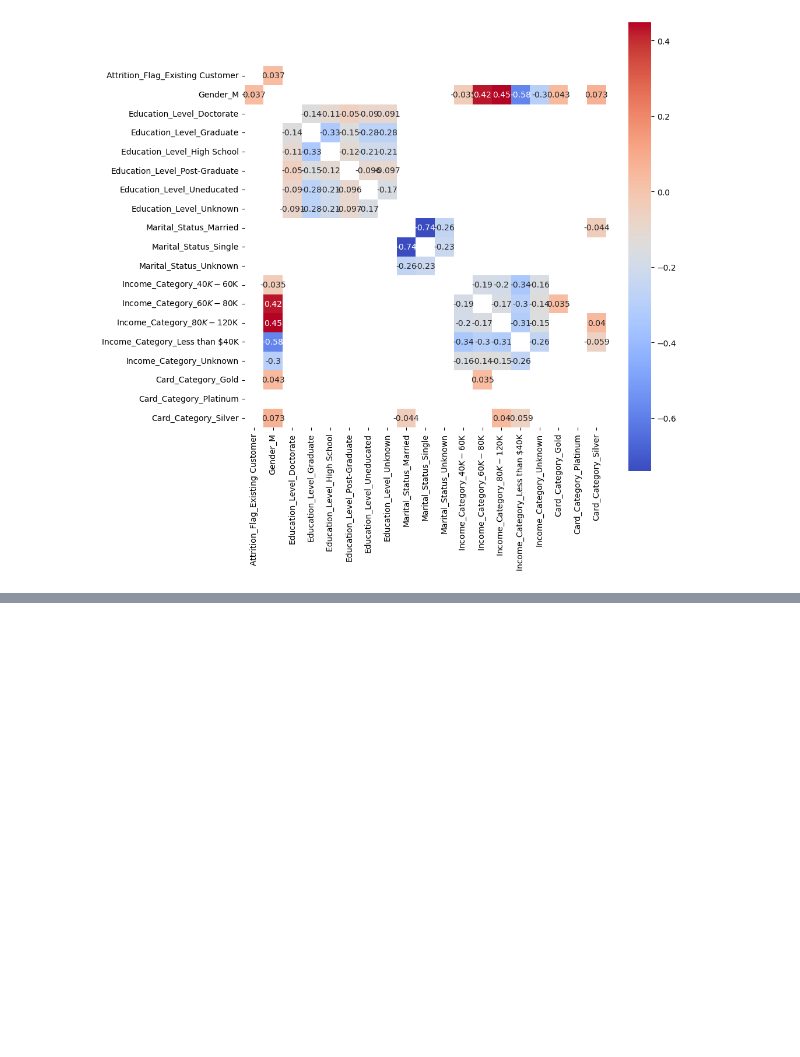
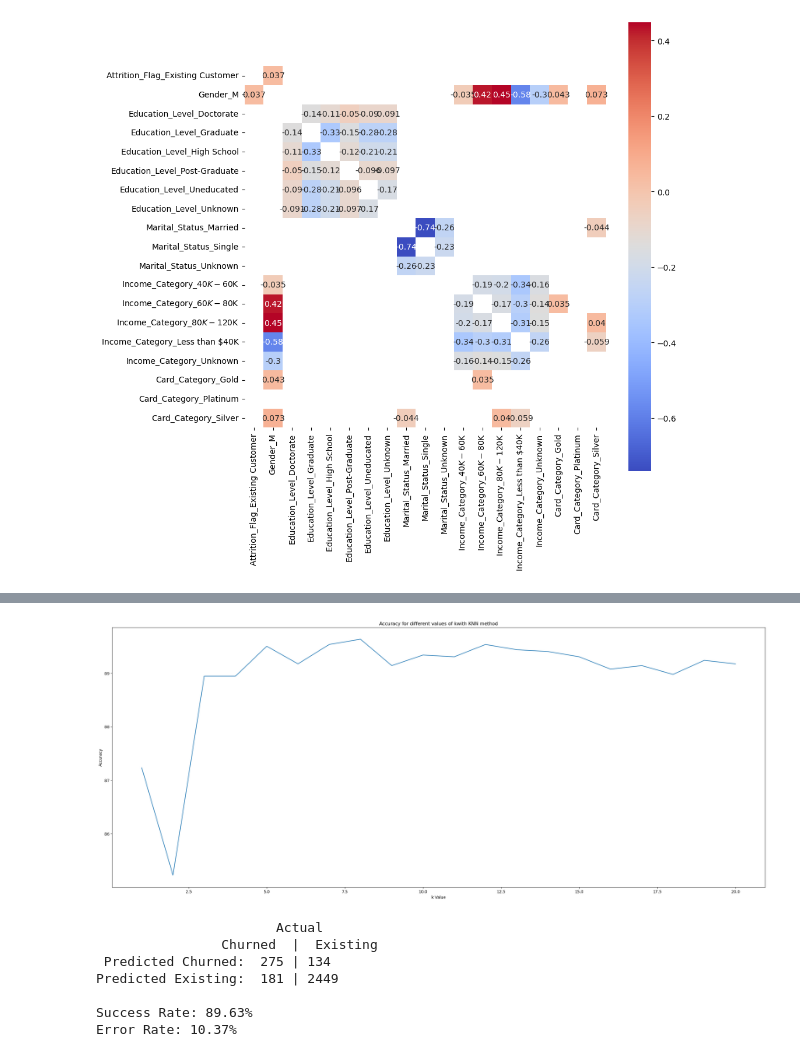
Before and after one commit to andrelopes2001/AA_Project_G6, a Jupyter notebook: code/data/data_analysis.ipynb, the cells around one changed output, grey strips where cells are left out. Saved outputs shown, nothing was run; the diff lists cells and outputs as text; code cells hidden in the pictures; blank space fills up the shorter version.

Commit message:
Classification methods implemented
Logistic Regression, LDA, QDA, Gaussian Naive Bayes and KNN

```diff
--- a/code/data/data_analysis.ipynb
+++ b/code/data/data_analysis.ipynb
@@ -186,0 +306,61 @@ Card_Category_Silver              -0.6786      0.231     -2.935      0.003
+# %%
+from sklearn.neighbors import KNeighborsClassifier
+
+def KNN_fit(X_train, X_test, y_train, y_test, n_neighbors, verbosity=0):
+
+    # Create the KNN model and fit the data to it
+    KNN = KNeighborsClassifier(n_neighbors=n_neighbors)
+    KNN.fit(X_train, y_train)
+
+    # Predict the classification and print the confusion matrix
+    y_pred = KNN.predict(X_test)
+    cm = confusion_matrix(y_test, y_pred)
+    accuracy_val = accuracy_score(y_pred, y_test)*100
+
+    if verbosity == 1:
+        print ('\n' + 'Actual'.rjust(29))
+        print ('{}  |  {}'.format('Churned'.rjust(23),'Existing'))
+        print ('{}:  {} | {}'.format('Predicted Churned'.rjust(18), cm[0,0], cm[1,0]))
+        print ('{}:  {} | {}'.format('Predicted Existing'.rjust(14), cm[0,1], cm[1,1]))
+        # Print success rate
+        print('\nSuccess Rate: {:.2f}%'.format(accuracy_val))
+        print('Error Rate: {:.2f}%'.format((1-accuracy_score(y_test, y_pred))*100))
+
+
+    return KNN, accuracy_val
+
+# Initialize a list to store the accuracies
+accuracies = []
+knn_limit = 20
+
+# Access the custom created KNN function to calculate the accuracy for each number of neighbors
+for i in range(knn_limit):
+    _, accuracy_val = KNN_fit(X_train, X_test, y_train, y_test, n_neighbors=i+1, verbosity=0)
+    accuracies.append(accuracy_val)
+
+# Plot the results
+plt.subplots(figsize=(30, 12))
+plt.plot([i+1 for i in range(knn_limit)], accuracies)
+plt.xlabel('k Value')
+plt.ylabel('Accuracy')
+plt.title('Accuracy for different values of kwith KNN method')
+plt.show()
+
+# Find best K value for KNN model
+max_accuracy = max(accuracies)
+max_index = accuracies.index(max_accuracy)+1
+
+# Store the necessary variables for ROC/AUC
+KNN, accuracy_val = KNN_fit(X_train, X_test, y_train, y_test, n_neighbors=max_index, verbosity=1)
+cols_to_store = [i for i in range(len(KNN.classes_)) if KNN.classes_[i] == 1]
+y_KNN_pred = KNN.predict_proba(X_test)[:,cols_to_store]
+y_KNN_true = (y_test.copy() == 1).copy()
+# %% [output]
+[figure, added]
+                       Actual
+                Churned  |  Existing
+ Predicted Churned:  275 | 134
+Predicted Existing:  181 | 2449
+
+Success Rate: 89.63%
+Error Rate: 10.37%
```
Also changed, not shown: parts of 6 cells of this notebook.
